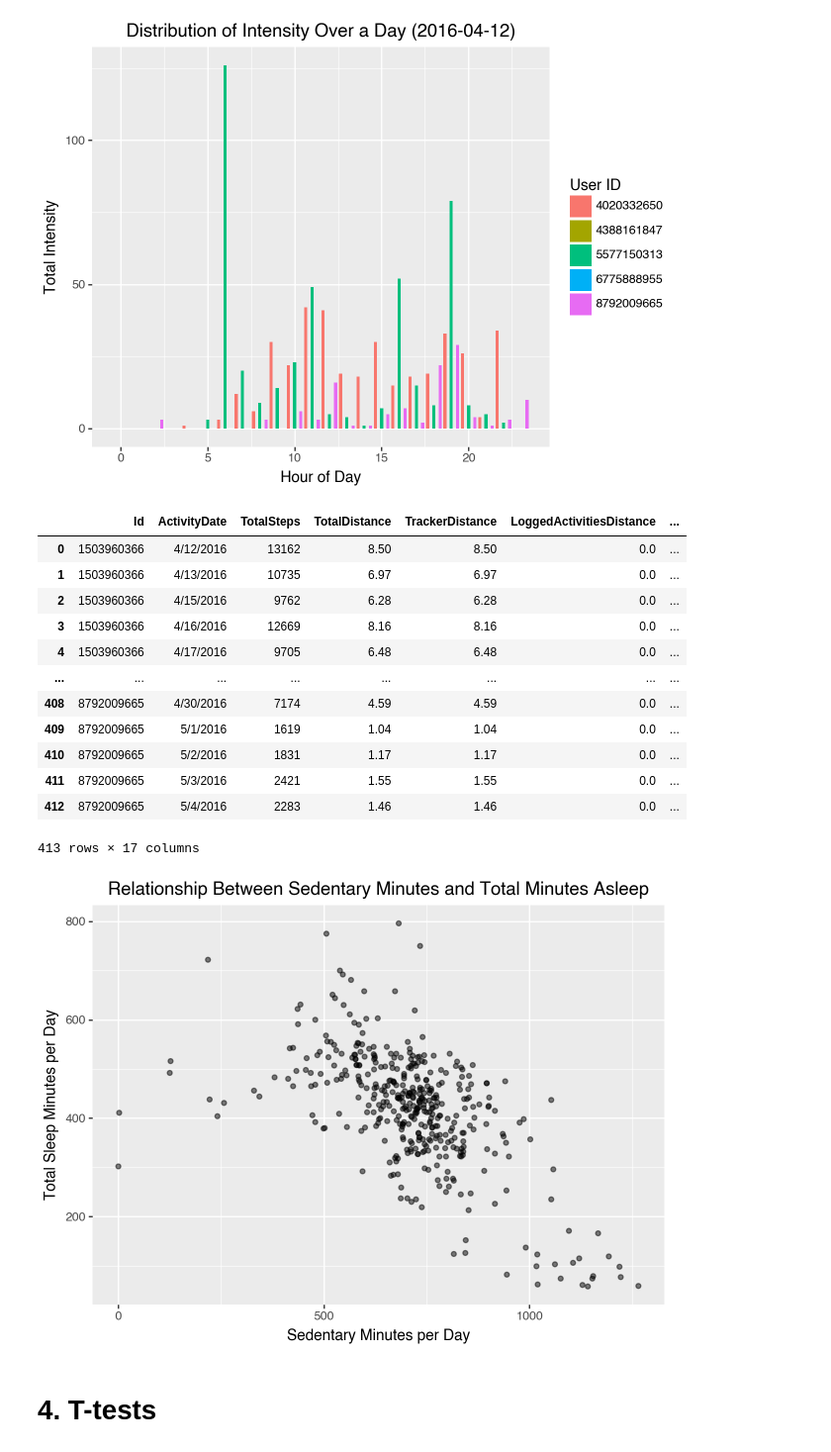
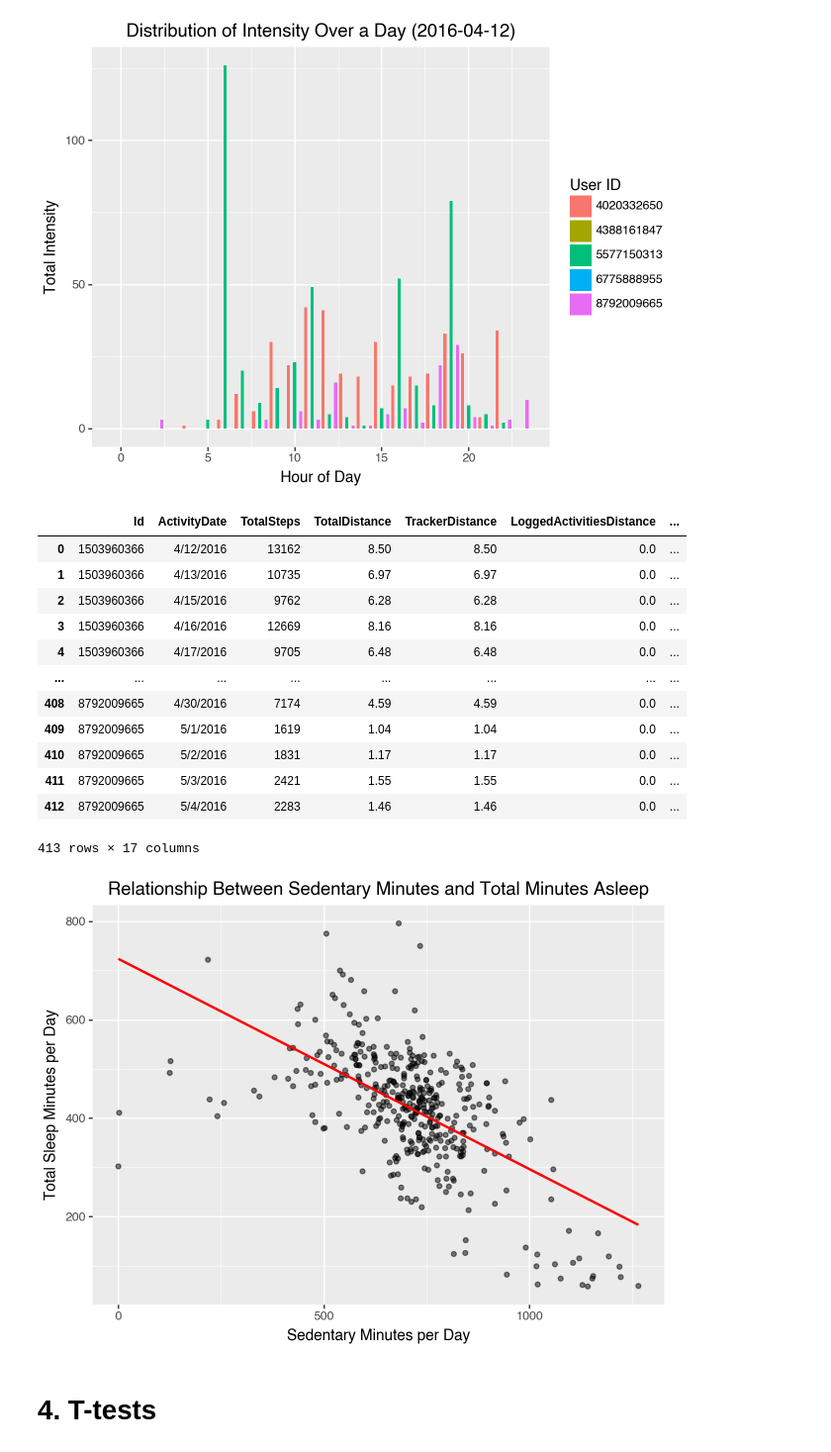
Before and after one commit to Colleen-L/fitbit-fitness-data-visualization, a Jupyter notebook: analysis.ipynb, the cells around one changed output. Shown at 99% size. Cells and saved outputs as stored; diff of their text form; code cells hidden in the pictures.

```diff
--- a/analysis.ipynb
+++ b/analysis.ipynb
@@ -385,34 +481,35 @@ sleep_duration["Date"] = pd.to_datetime(sleep_duration["SleepDay"])
 # merge with sleep data
 sleep_activity_merged = pd.merge(daily_activity,
                                  sleep_duration[["Id", "Date", "TotalMinutesAsleep"]],
                                  on=["Id", "Date"],
                                  how="inner")
 display(sleep_activity_merged)
 
 sleep_vs_sedentary = (
   ggplot(sleep_activity_merged, aes(x="SedentaryMinutes", y="TotalMinutesAsleep")) +
   geom_point(alpha = 0.5) +
+  geom_smooth(method='lm', color='red', se=False) +
   labs(title="Relationship Between Sedentary Minutes and Total Minutes Asleep",
        x = "Sedentary Minutes per Day",
        y = "Total Sleep Minutes per Day")
 )
 
 display(sleep_vs_sedentary)
 # %% [output]
 |  | Id | ActivityDate | TotalSteps | TotalDistance | TrackerDistance | LoggedActivitiesDistance | ... |
 | 0 | 1503960366 | 4/12/2016 | 13162 | 8.50 | 8.50 | 0.0 | ... |
 | 1 | 1503960366 | 4/13/2016 | 10735 | 6.97 | 6.97 | 0.0 | ... |
 | 2 | 1503960366 | 4/15/2016 | 9762 | 6.28 | 6.28 | 0.0 | ... |
 | 3 | 1503960366 | 4/16/2016 | 12669 | 8.16 | 8.16 | 0.0 | ... |
 | 4 | 1503960366 | 4/17/2016 | 9705 | 6.48 | 6.48 | 0.0 | ... |
 | ... | ... | ... | ... | ... | ... | ... | ... |
 | 408 | 8792009665 | 4/30/2016 | 7174 | 4.59 | 4.59 | 0.0 | ... |
 | 409 | 8792009665 | 5/1/2016 | 1619 | 1.04 | 1.04 | 0.0 | ... |
 | 410 | 8792009665 | 5/2/2016 | 1831 | 1.17 | 1.17 | 0.0 | ... |
 | 411 | 8792009665 | 5/3/2016 | 2421 | 1.55 | 1.55 | 0.0 | ... |
 | 412 | 8792009665 | 5/4/2016 | 2283 | 1.46 | 1.46 | 0.0 | ... |
 413 rows × 17 columns
-[figure, old version]
+[figure, new version]
 # %% [markdown]
 # 4. T-tests
 # %%
```
Also changed, not shown: parts of 8 cells of this notebook, 20 other files.
